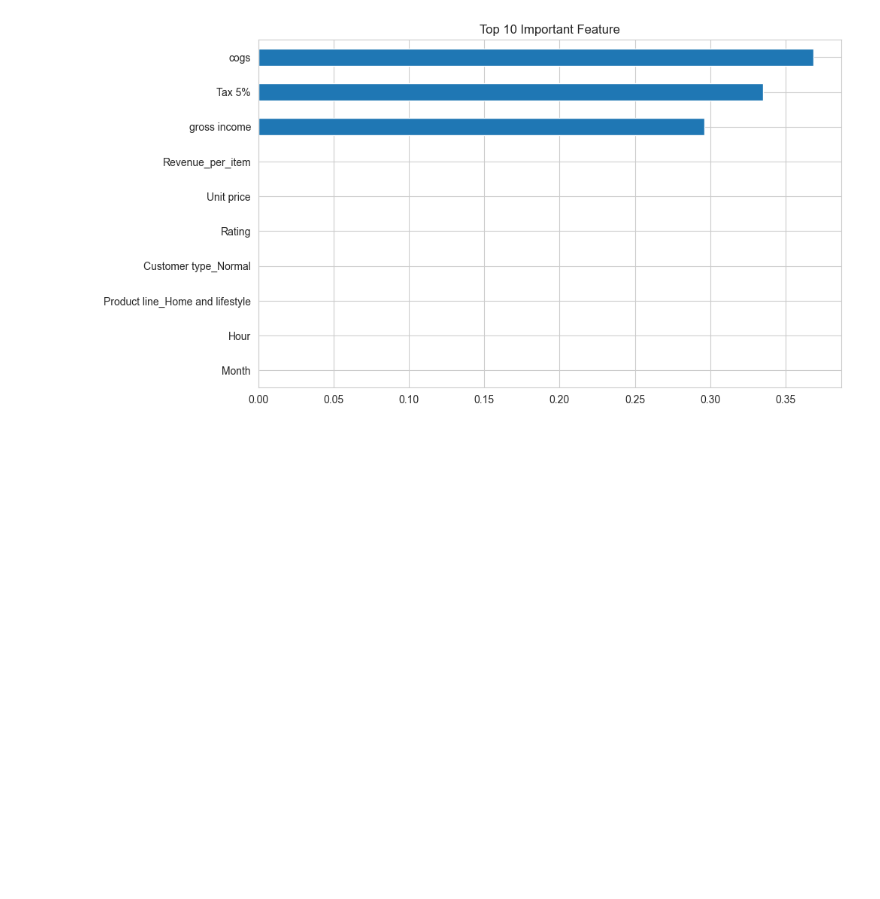
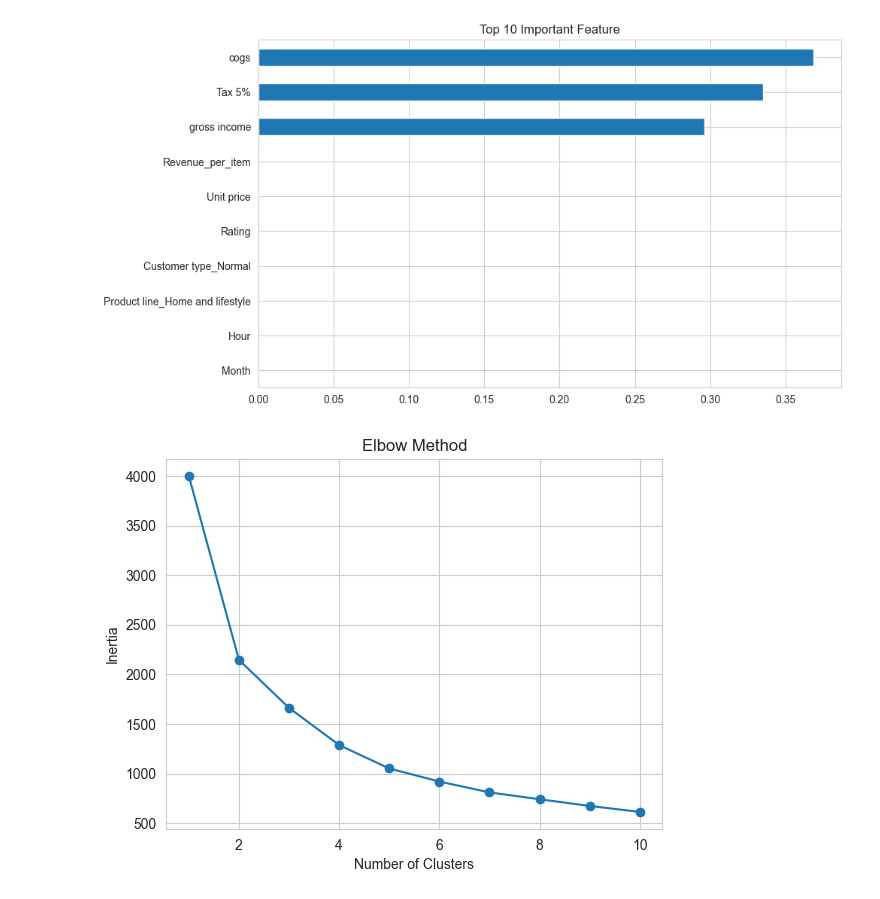
Before and after one commit to GL1TH/supermarket, a Jupyter notebook: Supermarket_project.ipynb, the cells around one changed output. Cells and saved outputs as stored; diff of their text form; code cells hidden in the pictures; blank space fills up the shorter version.

Commit message:
Begann implementing k_mean cluster.

```diff
--- a/Supermarket_project.ipynb
+++ b/Supermarket_project.ipynb
@@ -513,3 +514,29 @@ Hour                               0.000006
 Month                              0.000004
 dtype: float64
 [figure]
+# %%
+### Customer Segmentation (K-Means)
+
+## Selecting Features for Cluster
+Features = df[["Sales", "Quantity", "gross income", "Rating"]]
+
+## Scaling the data
+scaler = StandardScaler()
+scaled_features = scaler.fit_transform(Features)
+
+## Finding Optimal Number of Clusters (Elbow Method)
+inertia = []
+K_range = range(1,11)
+
+for k in K_range:
+    kmeans = KMeans(n_clusters=k, random_state=42)
+    kmeans.fit(scaled_features)
+    inertia.append(kmeans.inertia_)
+
+plt.plot(K_range, inertia, marker="o")
+plt.title("Elbow Method")
+plt.xlabel("Number of Clusters")
+plt.ylabel("Inertia")
+plt.show()
+# %% [output]
+[figure, added]
```
Also changed, not shown: parts of 2 cells of this notebook.
